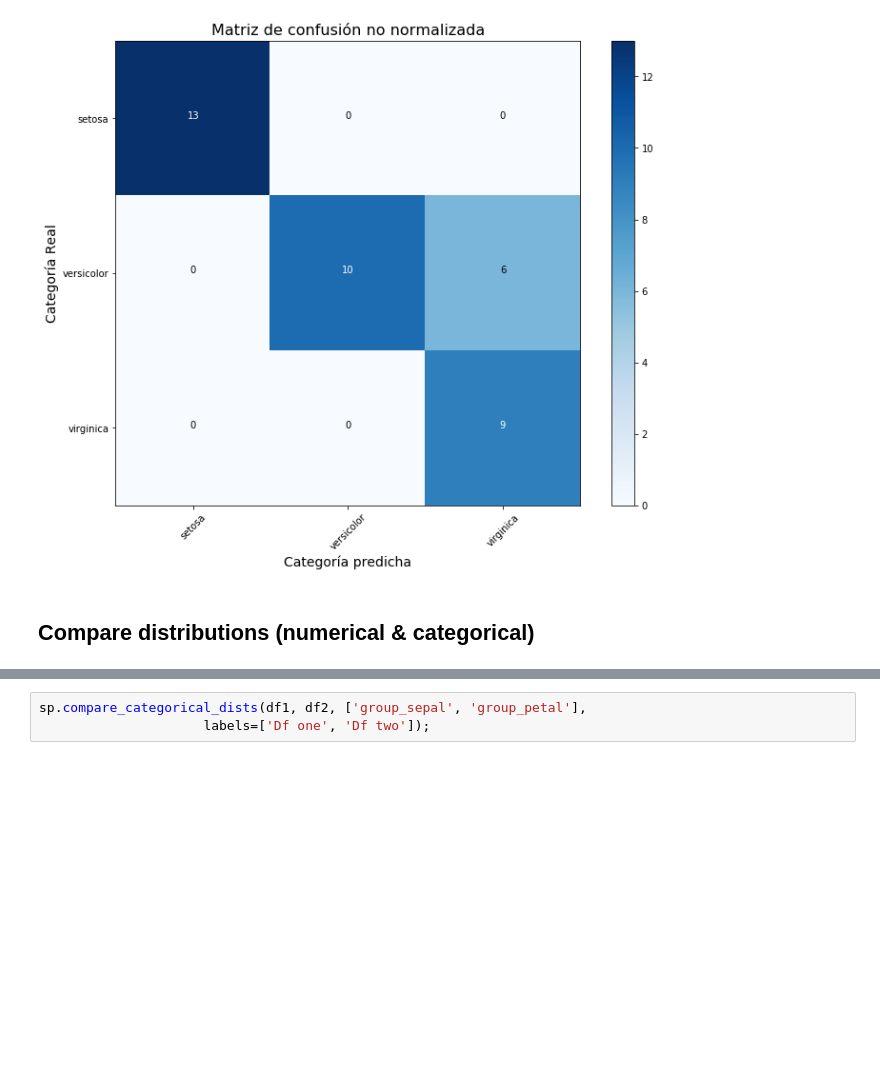
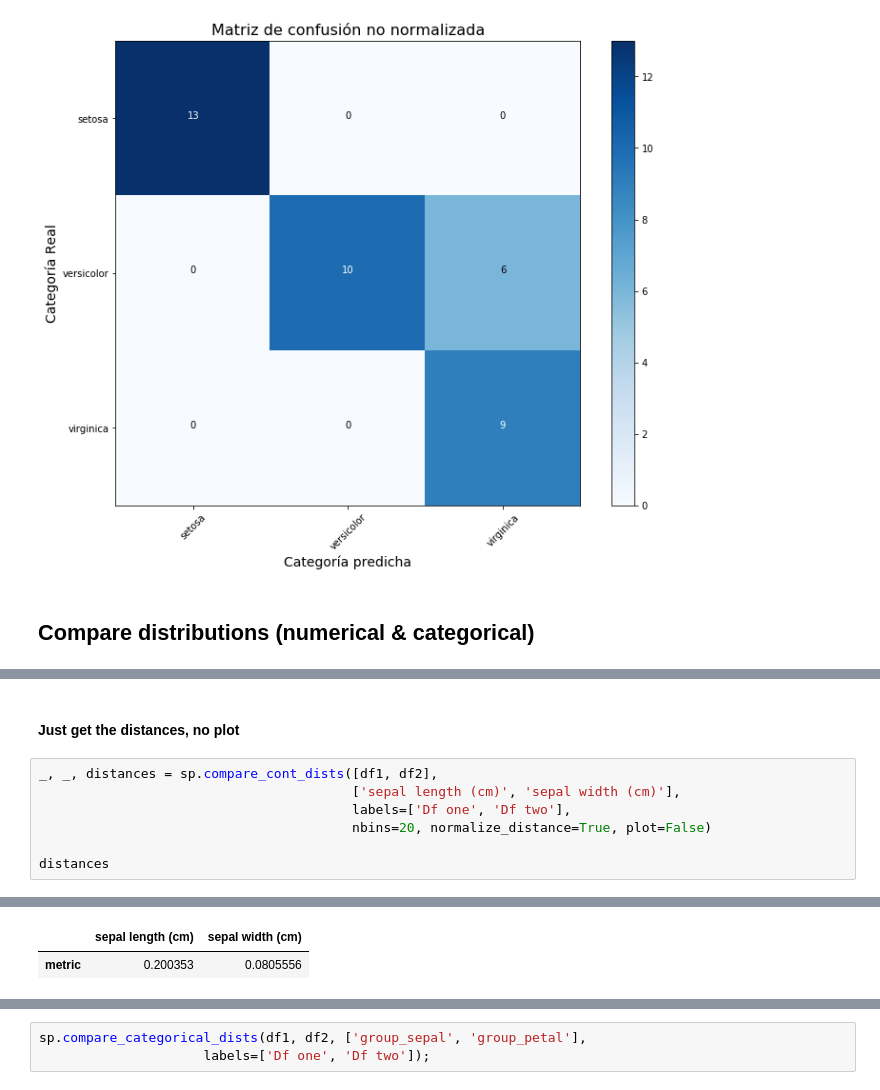
Before and after one commit to SpikeLab-CL/SpikePy, a Jupyter notebook: Notebooks/plots_helpers.ipynb, the cells around one changed output, grey strips where cells are left out. Saved outputs shown, nothing was run; the diff lists cells and outputs as text; blank space fills up the shorter version.

```diff
--- a/Notebooks/plots_helpers.ipynb
+++ b/Notebooks/plots_helpers.ipynb
@@ -75,0 +80,10 @@ distances
+# %% [markdown]
+#### Just get the distances, no plot
+# %%
+_, _, distances = sp.compare_cont_dists([df1, df2],
+                                        ['sepal length (cm)', 'sepal width (cm)'],
+                                        labels=['Df one', 'Df two'],
+                                        nbins=20, normalize_distance=True, plot=False)
+
+distances
+# %% [output]
@@ -75,0 +91,2 @@ distances
+|  | sepal length (cm) | sepal width (cm) |
+| metric | 0.200353 | 0.0805556 |
```
Also changed, not shown: parts of 7 cells of this notebook.
